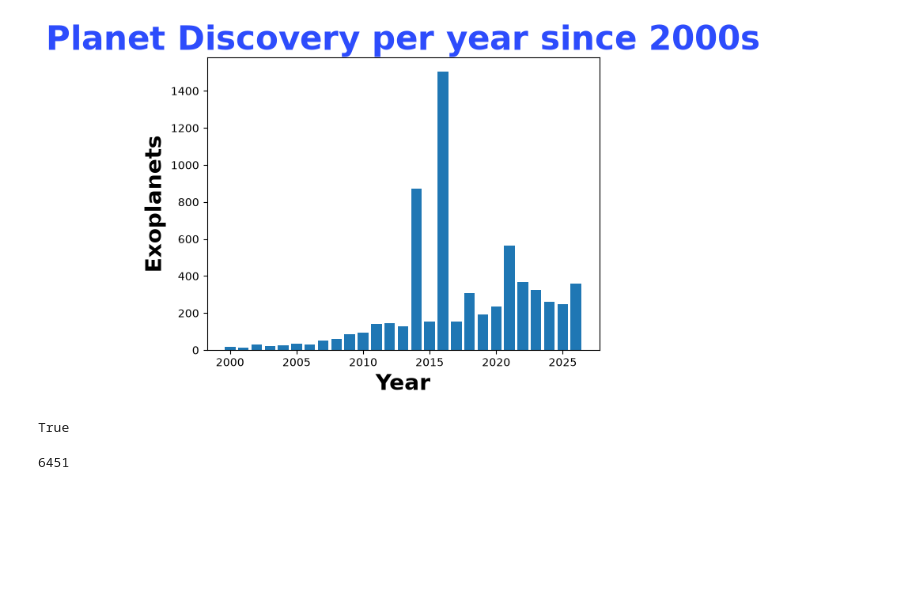
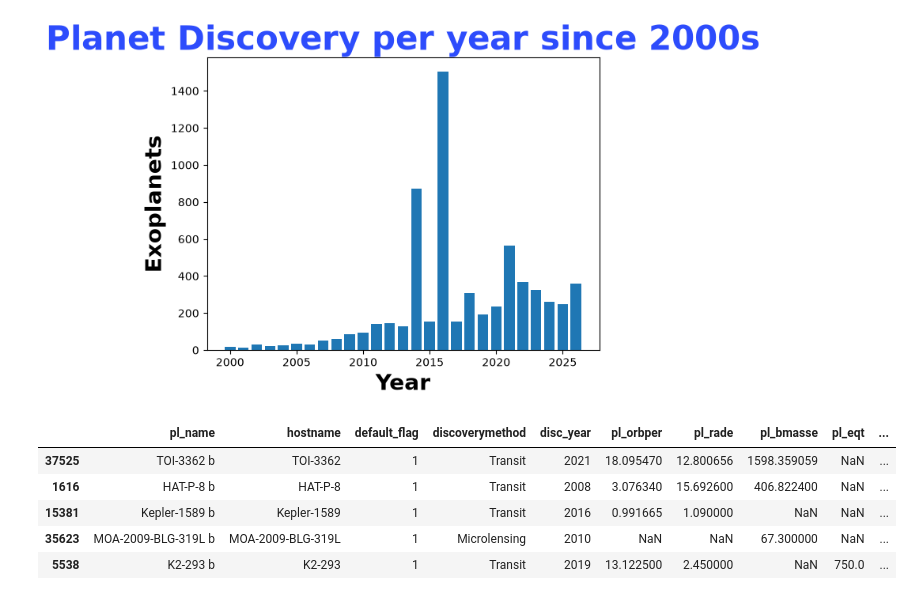
Before and after one commit to alexandervp1/aequo-finance, a Jupyter notebook: data/astronomical_data.ipynb, the cells around one changed output. Drawn from its saved outputs; the diff is of its cells as text; code cells hidden in the pictures; blank space fills up the shorter version.

```diff
--- a/data/astronomical_data.ipynb
+++ b/data/astronomical_data.ipynb
@@ -62,10 +62,6 @@ df_stars = (
     .drop_duplicates(subset='hostname')
     .drop(columns='default_flag')
 )
-# %%
-df_stars['hostname'].is_unique
-# %% [output]
-True
 # %%
 #For exoplanets_data table
 df_db = pd.read_csv("ps_data.csv", comment="#",
@@ -79,8 +75,13 @@ df_exoplanets = (
 )
 
 df_exoplanets['rowupdate'] = pd.to_datetime(df_exoplanets['rowupdate']).dt.date
-
-df_exoplanets.to_sql("exoplanets_data", engine, if_exists="append", index=False, chunksize=1000)
-# %% [output]
-6451
+# %%
+df_exoplanets.sample(5)
+# %% [output]
+|  | pl_name | hostname | default_flag | discoverymethod | disc_year | pl_orbper | pl_rade | pl_bmasse | pl_eqt | ... |
+| 37525 | TOI-3362 b | TOI-3362 | 1 | Transit | 2021 | 18.095470 | 12.800656 | 1598.359059 | NaN | ... |
+| 1616 | HAT-P-8 b | HAT-P-8 | 1 | Transit | 2008 | 3.076340 | 15.692600 | 406.822400 | NaN | ... |
+| 15381 | Kepler-1589 b | Kepler-1589 | 1 | Transit | 2016 | 0.991665 | 1.090000 | NaN | NaN | ... |
+| 35623 | MOA-2009-BLG-319L b | MOA-2009-BLG-319L | 1 | Microlensing | 2010 | NaN | NaN | 67.300000 | NaN | ... |
+| 5538 | K2-293 b | K2-293 | 1 | Transit | 2019 | 13.122500 | 2.450000 | NaN | 750.0 | ... |
 # %%
```
Also changed, not shown: parts of 5 cells of this notebook.
